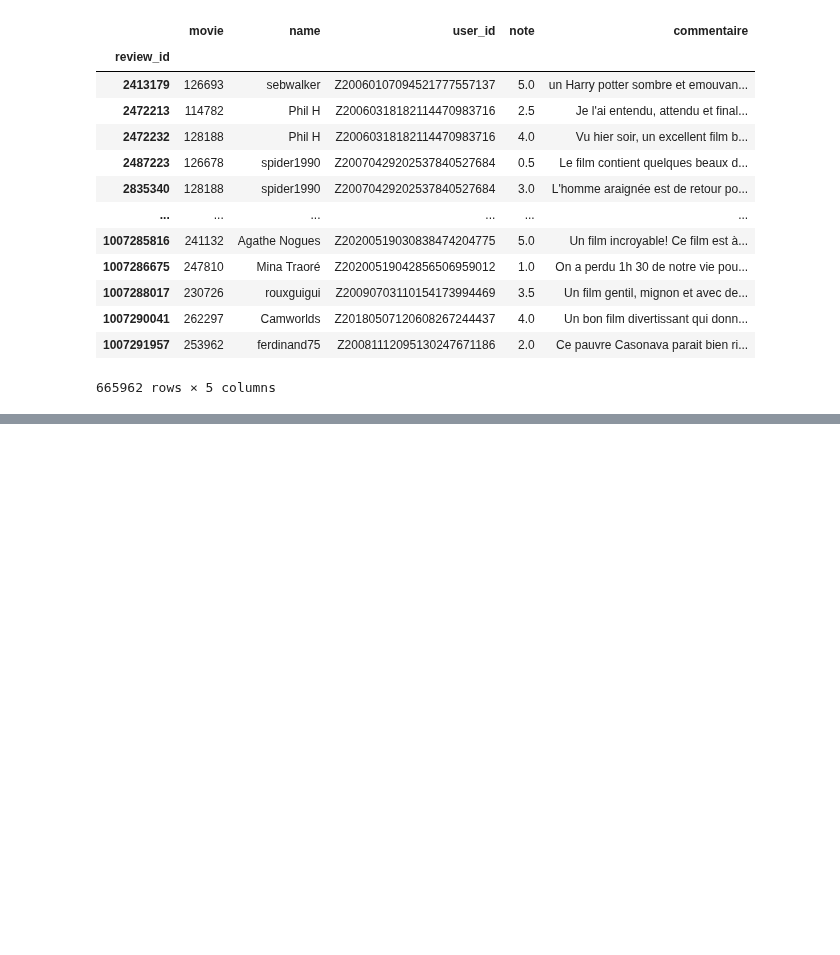
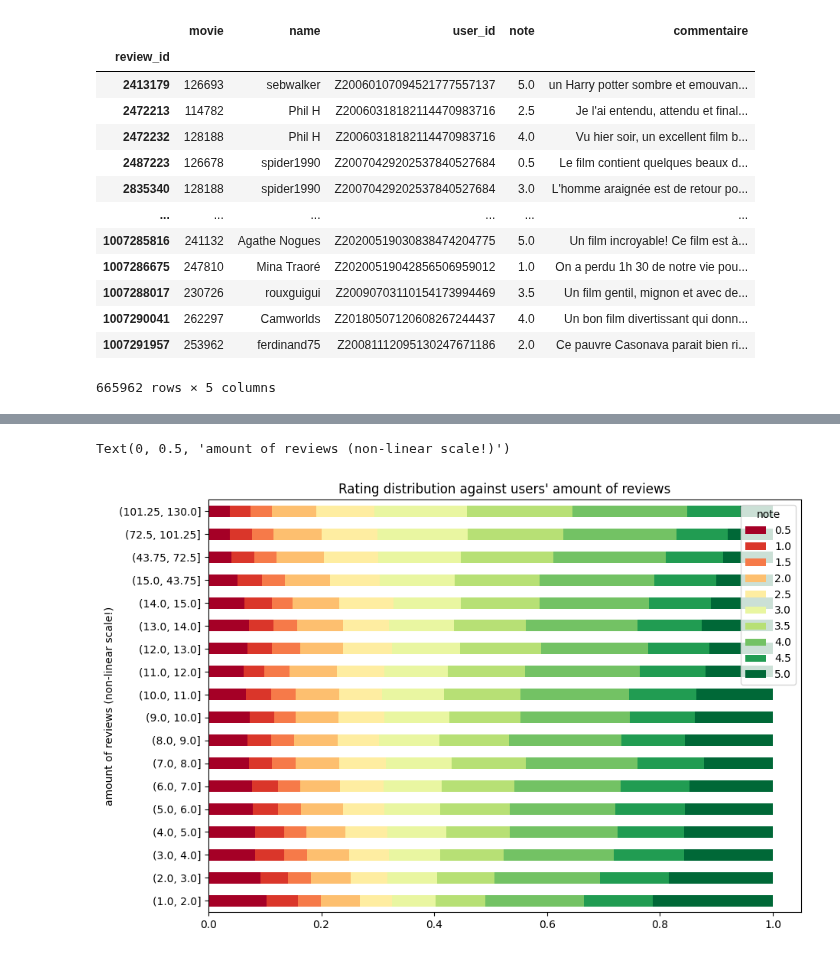
Before and after one commit to AsuMagic/ceri-innov-tp, a Jupyter notebook: analysis.ipynb, the cells around one changed output, grey strips where cells are left out. Saved outputs shown, nothing was run; the diff lists cells and outputs as text; code cells hidden in the pictures; blank space fills up the shorter version.

```diff
--- a/analysis.ipynb
+++ b/analysis.ipynb
@@ -26,0 +92,16 @@ train["note"].plot.hist()
+# %%
+# bin users by the number of reviews they have written into 10 bins
+user_subset = train
+bins = np.concatenate((np.linspace(1, 14, 14), np.linspace(15, 130, 5)))
+
+user_subset["bin"] = pd.cut(user_subset.groupby("user_id")["user_id"].transform("count"), bins)
+
+# make a table from the normalized frequency of each rating for each user bin
+user_subset = user_subset.groupby("bin").note.value_counts(normalize=True).unstack()
+
+# create stacked horizontal bar plots of the ratings for each user bin using a green-to-red colormap
+user_subset.plot.barh(title="Rating distribution against users' amount of reviews", stacked=True, colormap="RdYlGn", figsize=(10, 7))
+plt.ylabel("amount of reviews (non-linear scale!)")
+# %% [output]
+Text(0, 0.5, 'amount of reviews (non-linear scale!)')
+[figure, added]
```
Also changed, not shown: parts of 19 cells of this notebook, 9 other files.
